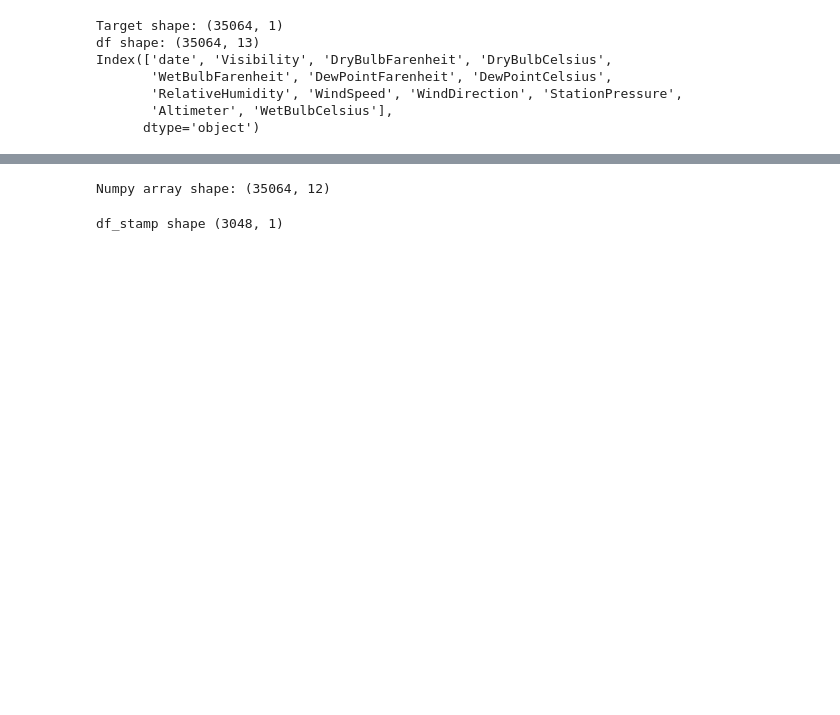
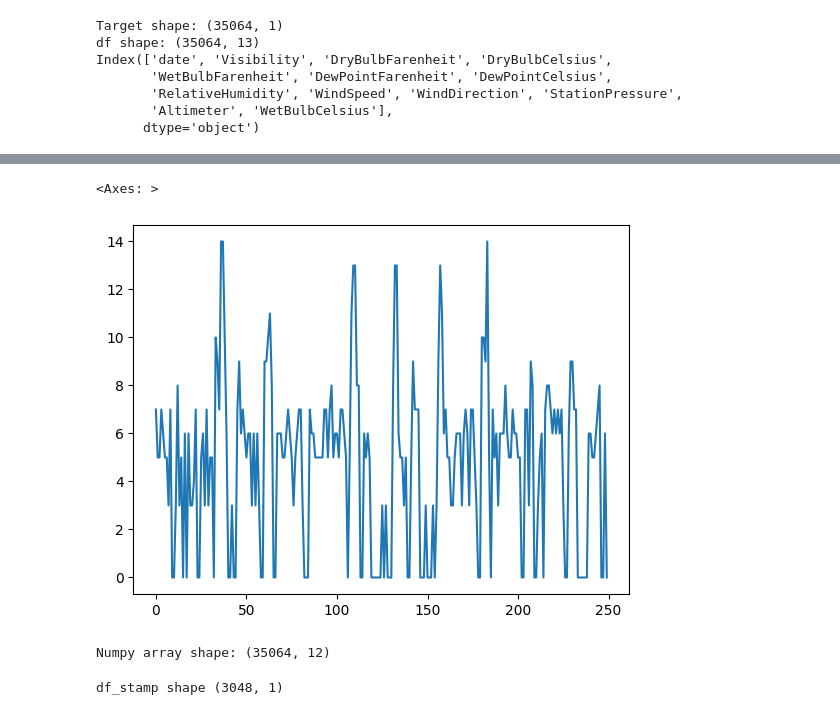
Before and after one commit to Farzad-R/NextX, a Jupyter notebook: xplr_notebooks/prepare_Transformer_data.ipynb, the cells around one changed output, grey strips where cells are left out. Saved outputs shown, nothing was run; the diff lists cells and outputs as text; code cells hidden in the pictures; blank space fills up the shorter version.

```diff
--- a/xplr_notebooks/prepare_Transformer_data.ipynb
+++ b/xplr_notebooks/prepare_Transformer_data.ipynb
@@ -26,3 +31,8 @@ Index(['date', 'Visibility', 'DryBulbFarenheit', 'DryBulbCelsius',
+# %%
+df["WindSpeed"][:250].plot()
+# %% [output]
+<Axes: >
+[figure, added]
 # %%
 flag = "test"
 type_map = {'train': 0, 'val': 1, 'test': 2}
```
Also changed, not shown: parts of 8 cells of this notebook, 5 other files.
